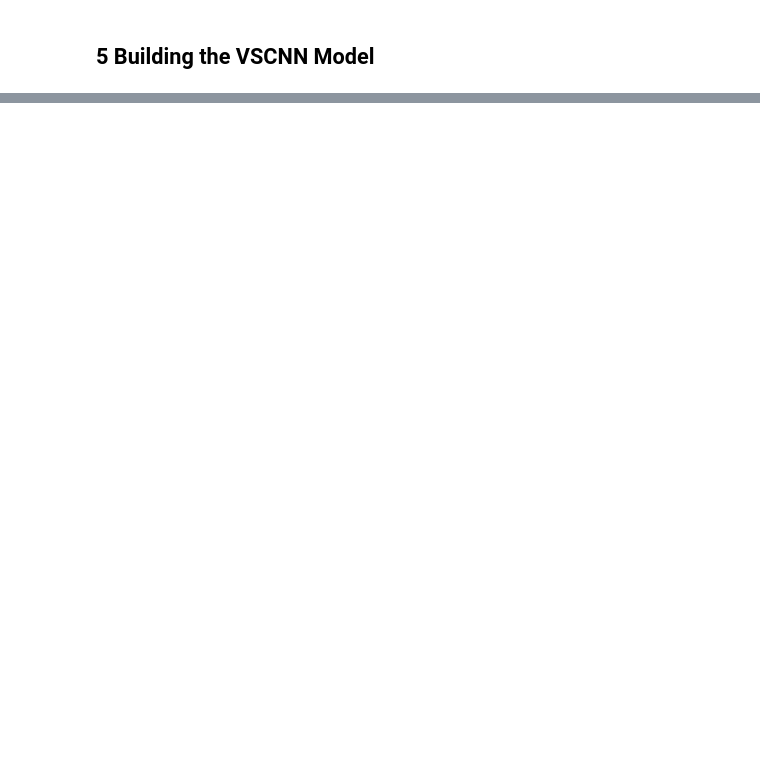
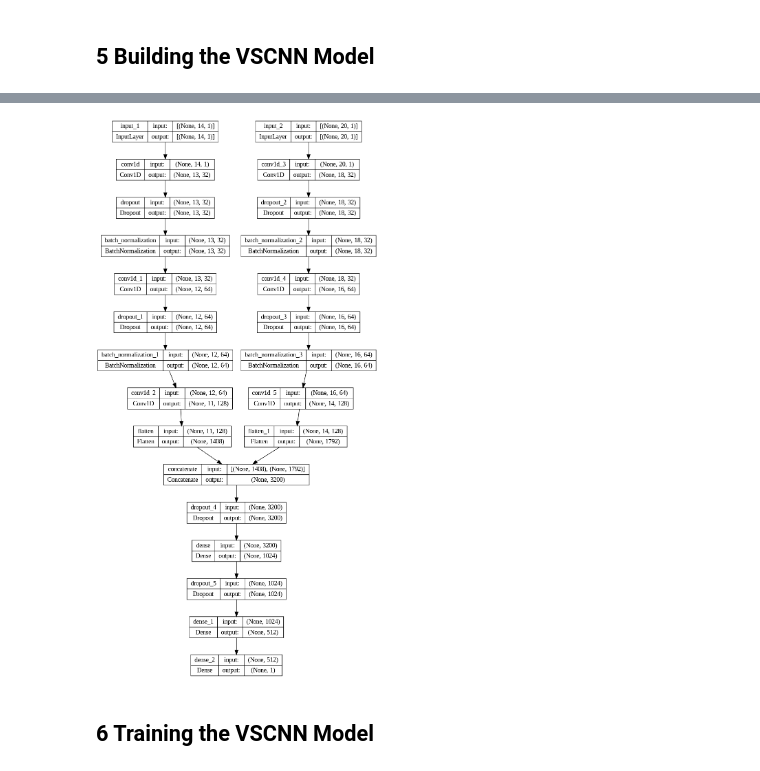
Before and after one commit to allenkuncheria/Social-Media-Popularity-Prediction-using-Multimodal-Deep-Learning, a Jupyter notebook: VSCNN Model.ipynb, the cells around one changed output, grey strips where cells are left out. Cells and saved outputs as stored; diff of their text form; code cells hidden in the pictures; blank space fills up the shorter version.

```diff
--- a/VSCNN Model.ipynb
+++ b/VSCNN Model.ipynb
@@ -306,0 +333,37 @@ def
+# %%
+# Specifying the architecture of the visual network
+
+def visual_network(V):
+    # V_prime = tf.keras.layers.BatchNormalization()(V)
+    V_prime = tf.keras.layers.Conv1D(filters=32, kernel_size=3, activation='relu')(V)
+    V_prime = tf.keras.layers.Dropout(0.1)(V_prime)
+    V_prime = tf.keras.layers.BatchNormalization()(V_prime)
+    V_prime = tf.keras.layers.Conv1D(filters=64, kernel_size=3, activation='relu')(V_prime)
+    V_prime = tf.keras.layers.Dropout(0.1)(V_prime)
+    V_prime = tf.keras.layers.BatchNormalization()(V_prime)
+    V_prime = tf.keras.layers.Conv1D(filters=128, kernel_size=3, activation='relu')(V_prime)
+    V_prime = tf.keras.layers.Flatten()(V_prime)
+    return V_prime
+# %%
+# Specifying the architecture of the overall VSCNN model
+
+def VSCNN(S_shape,V_shape):
+    S = tf.keras.Input(S_shape)
+    S_prime = social_network(S)
+
+    V = tf.keras.Input(V_shape)
+    V_prime = visual_network(V)
+
+
+    Z = tf.keras.layers.Concatenate()([S_prime,V_prime])
+    Z = tf.keras.layers.Dropout(0.1)(Z)
+    Z = tf.keras.layers.Dense(1024,'relu')(Z)
+    Z = tf.keras.layers.Dropout(0.2)(Z)
+    Z = tf.keras.layers.Dense(512,'relu')(Z)
+    y = tf.keras.layers.Dense(1)(Z)
+
+    model = tf.keras.Model(inputs=[S, V], outputs=y)
+    return model
+# %%
+model = VSCNN((14,1),(20,1))
+model.summary()
@@ -306,0 +388,6 @@ def
+# %%
+tf.keras.utils.plot_model(model, show_shapes=True)
+# %% [output]
+[figure, added]
+# %% [markdown]
+## 6 Training the VSCNN Model
```
Also changed, not shown: parts of 37 cells of this notebook, 4 other files.
